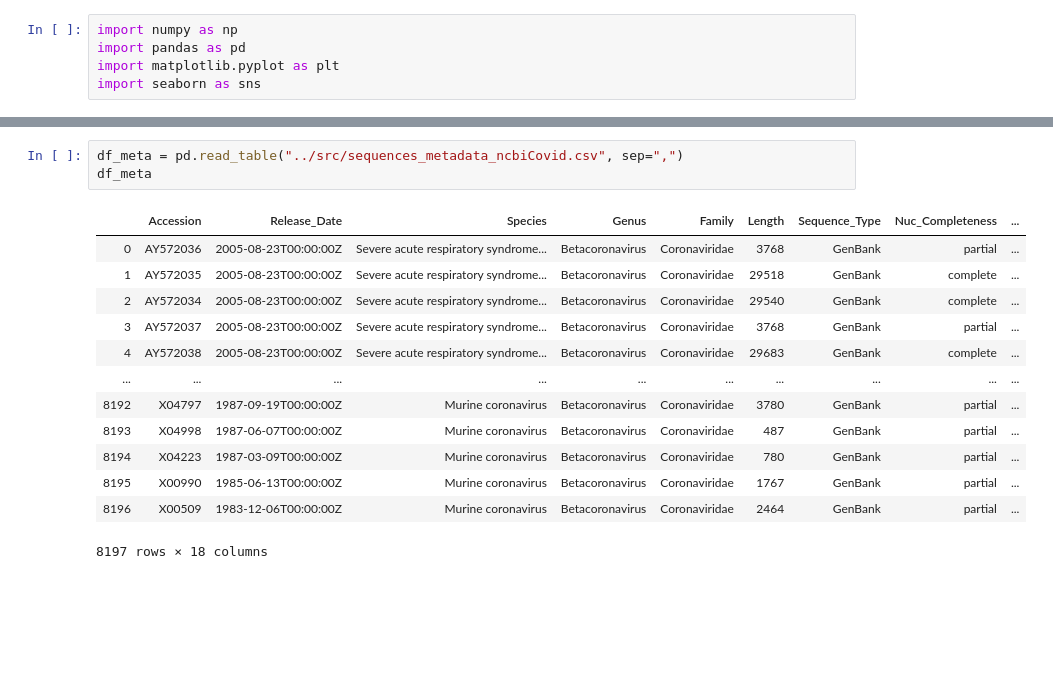
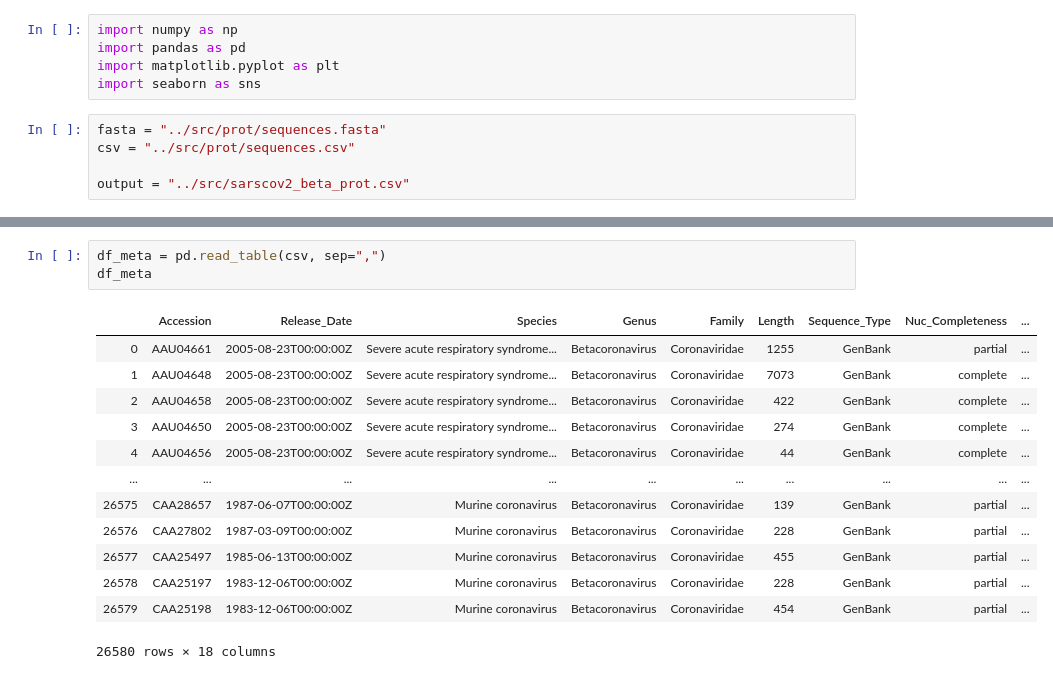
Before and after one commit to noise42/covid_noise, a Jupyter notebook: ML/ncbi_virus_dataset_creation.ipynb, the cells around one changed output, grey strips where cells are left out. Saved outputs shown, nothing was run; the diff lists cells and outputs as text; blank space fills up the shorter version.

```diff
--- a/ML/ncbi_virus_dataset_creation.ipynb
+++ b/ML/ncbi_virus_dataset_creation.ipynb
@@ -5,6 +5,11 @@ import numpy as np
 import pandas as pd
 import matplotlib.pyplot as plt
 import seaborn as sns
+# %%
+fasta = "../src/prot/sequences.fasta"
+csv = "../src/prot/sequences.csv"
+
+output = "../src/sarscov2_beta_prot.csv"
 # %%
 def fasta_to_df(path):
     """only gets accessions and sequences, to be later joined with the metadata in the other csv
@@ -61,20 +74,20 @@ df_seq
 # %%
-df_meta = pd.read_table("../src/sequences_metadata_ncbiCovid.csv", sep=",")
+df_meta = pd.read_table(csv, sep=",")
 df_meta
 # %% [output]
 |  | Accession | Release_Date | Species | Genus | Family | Length | Sequence_Type | Nuc_Completeness | ... |
-| 0 | AY572036 | 2005-08-23T00:00:00Z | Severe acute respiratory syndrome... | Betacoronavirus | Coronaviridae | 3768 | GenBank | partial | ... |
-| 1 | AY572035 | 2005-08-23T00:00:00Z | Severe acute respiratory syndrome... | Betacoronavirus | Coronaviridae | 29518 | GenBank | complete | ... |
-| 2 | AY572034 | 2005-08-23T00:00:00Z | Severe acute respiratory syndrome... | Betacoronavirus | Coronaviridae | 29540 | GenBank | complete | ... |
-| 3 | AY572037 | 2005-08-23T00:00:00Z | Severe acute respiratory syndrome... | Betacoronavirus | Coronaviridae | 3768 | GenBank | partial | ... |
-| 4 | AY572038 | 2005-08-23T00:00:00Z | Severe acute respiratory syndrome... | Betacoronavirus | Coronaviridae | 29683 | GenBank | complete | ... |
+| 0 | AAU04661 | 2005-08-23T00:00:00Z | Severe acute respiratory syndrome... | Betacoronavirus | Coronaviridae | 1255 | GenBank | partial | ... |
+| 1 | AAU04648 | 2005-08-23T00:00:00Z | Severe acute respiratory syndrome... | Betacoronavirus | Coronaviridae | 7073 | GenBank | complete | ... |
+| 2 | AAU04658 | 2005-08-23T00:00:00Z | Severe acute respiratory syndrome... | Betacoronavirus | Coronaviridae | 422 | GenBank | complete | ... |
+| 3 | AAU04650 | 2005-08-23T00:00:00Z | Severe acute respiratory syndrome... | Betacoronavirus | Coronaviridae | 274 | GenBank | complete | ... |
+| 4 | AAU04656 | 2005-08-23T00:00:00Z | Severe acute respiratory syndrome... | Betacoronavirus | Coronaviridae | 44 | GenBank | complete | ... |
 | ... | ... | ... | ... | ... | ... | ... | ... | ... | ... |
-| 8192 | X04797 | 1987-09-19T00:00:00Z | Murine coronavirus | Betacoronavirus | Coronaviridae | 3780 | GenBank | partial | ... |
-| 8193 | X04998 | 1987-06-07T00:00:00Z | Murine coronavirus | Betacoronavirus | Coronaviridae | 487 | GenBank | partial | ... |
-| 8194 | X04223 | 1987-03-09T00:00:00Z | Murine coronavirus | Betacoronavirus | Coronaviridae | 780 | GenBank | partial | ... |
-| 8195 | X00990 | 1985-06-13T00:00:00Z | Murine coronavirus | Betacoronavirus | Coronaviridae | 1767 | GenBank | partial | ... |
-| 8196 | X00509 | 1983-12-06T00:00:00Z | Murine coronavirus | Betacoronavirus | Coronaviridae | 2464 | GenBank | partial | ... |
+| 26575 | CAA28657 | 1987-06-07T00:00:00Z | Murine coronavirus | Betacoronavirus | Coronaviridae | 139 | GenBank | partial | ... |
+| 26576 | CAA27802 | 1987-03-09T00:00:00Z | Murine coronavirus | Betacoronavirus | Coronaviridae | 228 | GenBank | partial | ... |
+| 26577 | CAA25497 | 1985-06-13T00:00:00Z | Murine coronavirus | Betacoronavirus | Coronaviridae | 455 | GenBank | partial | ... |
+| 26578 | CAA25197 | 1983-12-06T00:00:00Z | Murine coronavirus | Betacoronavirus | Coronaviridae | 228 | GenBank | partial | ... |
+| 26579 | CAA25198 | 1983-12-06T00:00:00Z | Murine coronavirus | Betacoronavirus | Coronaviridae | 454 | GenBank | partial | ... |
-8197 rows × 18 columns
+26580 rows × 18 columns
 # %%
 """joining tables"""
 df = df_seq.merge(df_meta,on="Accession", how='left')
```
Also changed, not shown: parts of 4 cells of this notebook, 28 other files.
